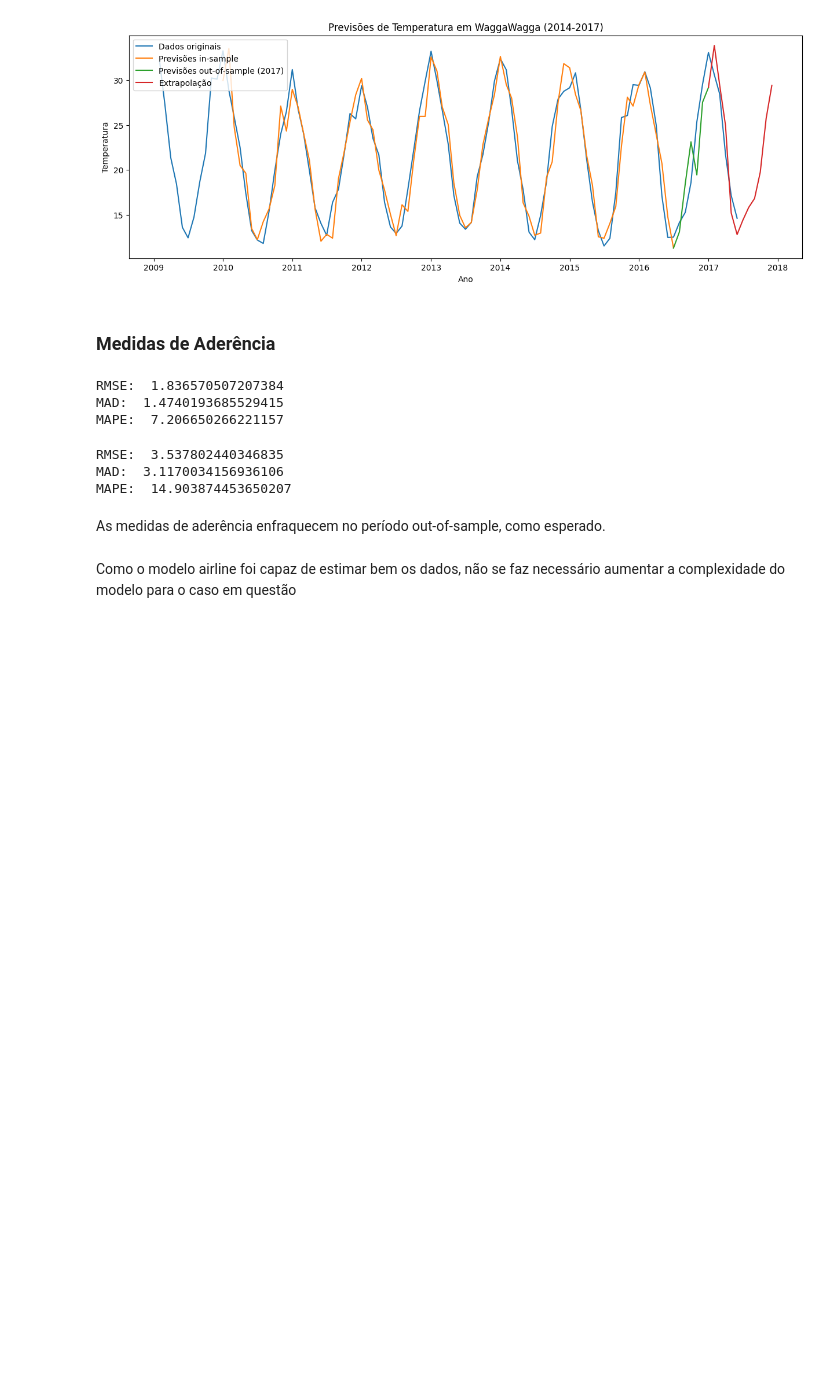
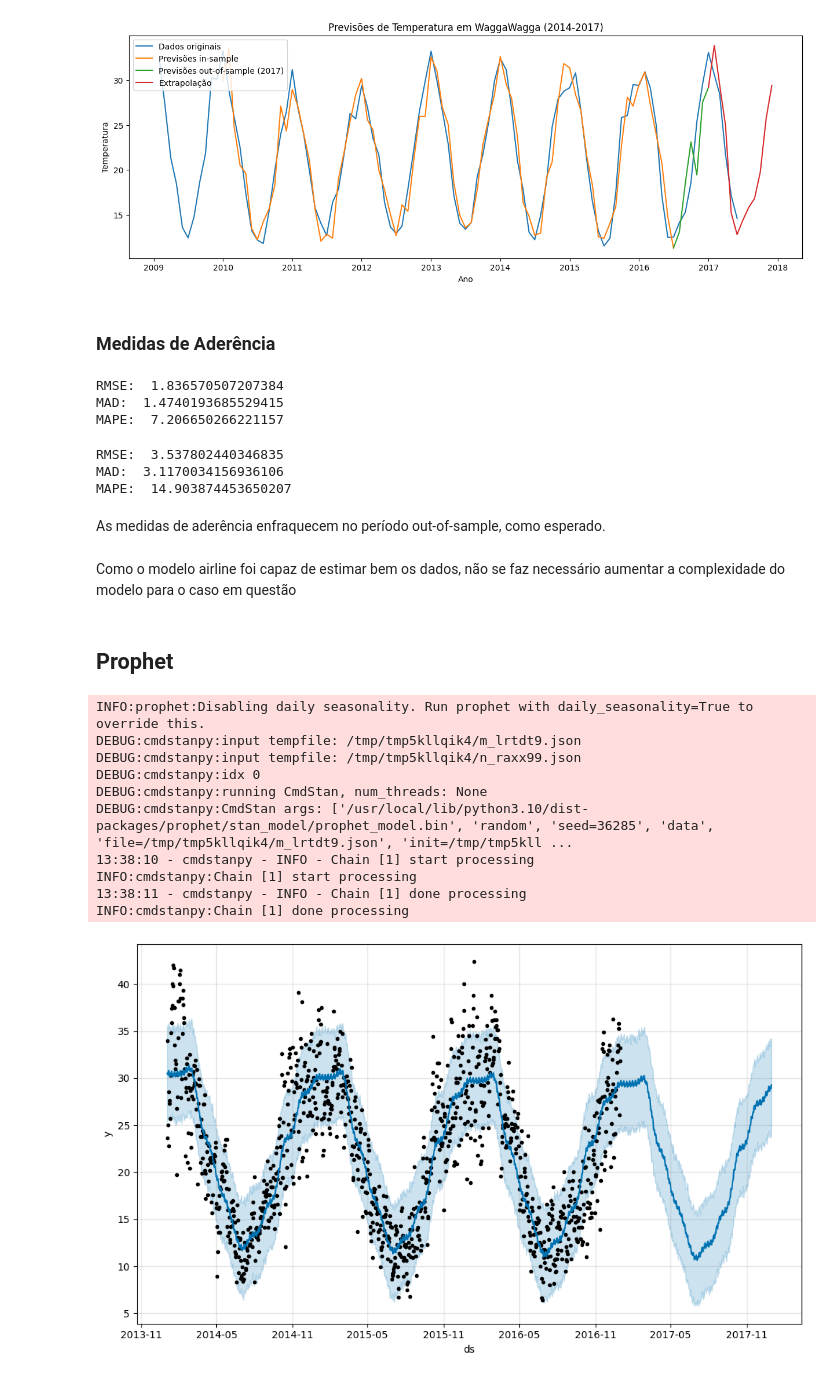
Before and after one commit to mstagomori/time_series, a Jupyter notebook: australia/australia_temperature_time_series_analysis.ipynb, the cells around one changed output. Saved outputs shown, nothing was run; the diff lists cells and outputs as text; code cells hidden in the pictures; blank space fills up the shorter version.

```diff
--- a/australia/australia_temperature_time_series_analysis.ipynb
+++ b/australia/australia_temperature_time_series_analysis.ipynb
@@ -713,3 +713,43 @@ MAPE:  14.903874453650207
 As medidas de aderência enfraquecem no período out-of-sample, como esperado.
 # %% [markdown]
 Como o modelo airline foi capaz de estimar bem os dados, não se faz necessário aumentar a complexidade do modelo para o caso em questão
+# %% [markdown]
+## Prophet
+# %%
+from prophet import Prophet
+
+# Prepara os dados para o Prophet
+df_prophet = df_filtered.reset_index()
+df_prophet = df_prophet.rename(columns={'date': 'ds', 'temp': 'y'})
+
+# Cria o modelo Prophet
+model = Prophet(changepoint_prior_scale=0.001)
+
+# Treina o modelo
+model.fit(df_prophet)
+
+# Cria um DataFrame futuro para as previsões
+future = model.make_future_dataframe(periods=365)
+
+# Predição
+forecast = model.predict(future)
+
+# Plot
+model.plot(forecast)
+plt.show()
+
+# Plote os componentes da previsão
+model.plot_components(forecast)
+plt.show()
+# %% [output]
+INFO:prophet:Disabling daily seasonality. Run prophet with daily_seasonality=True to override this.
+DEBUG:cmdstanpy:input tempfile: /tmp/tmp5kllqik4/m_lrtdt9.json
+DEBUG:cmdstanpy:input tempfile: /tmp/tmp5kllqik4/n_raxx99.json
+DEBUG:cmdstanpy:idx 0
+DEBUG:cmdstanpy:running CmdStan, num_threads: None
+DEBUG:cmdstanpy:CmdStan args: ['/usr/local/lib/python3.10/dist-packages/prophet/stan_model/prophet_model.bin', 'random', 'seed=36285', 'data', 'file=/tmp/tmp5kllqik4/m_lrtdt9.json', 'init=/tmp/tmp5kll ...
+13:38:10 - cmdstanpy - INFO - Chain [1] start processing
+INFO:cmdstanpy:Chain [1] start processing
+13:38:11 - cmdstanpy - INFO - Chain [1] done processing
+INFO:cmdstanpy:Chain [1] done processing
+[figure, added]
```
Also changed, not shown: parts of 13 cells of this notebook.
